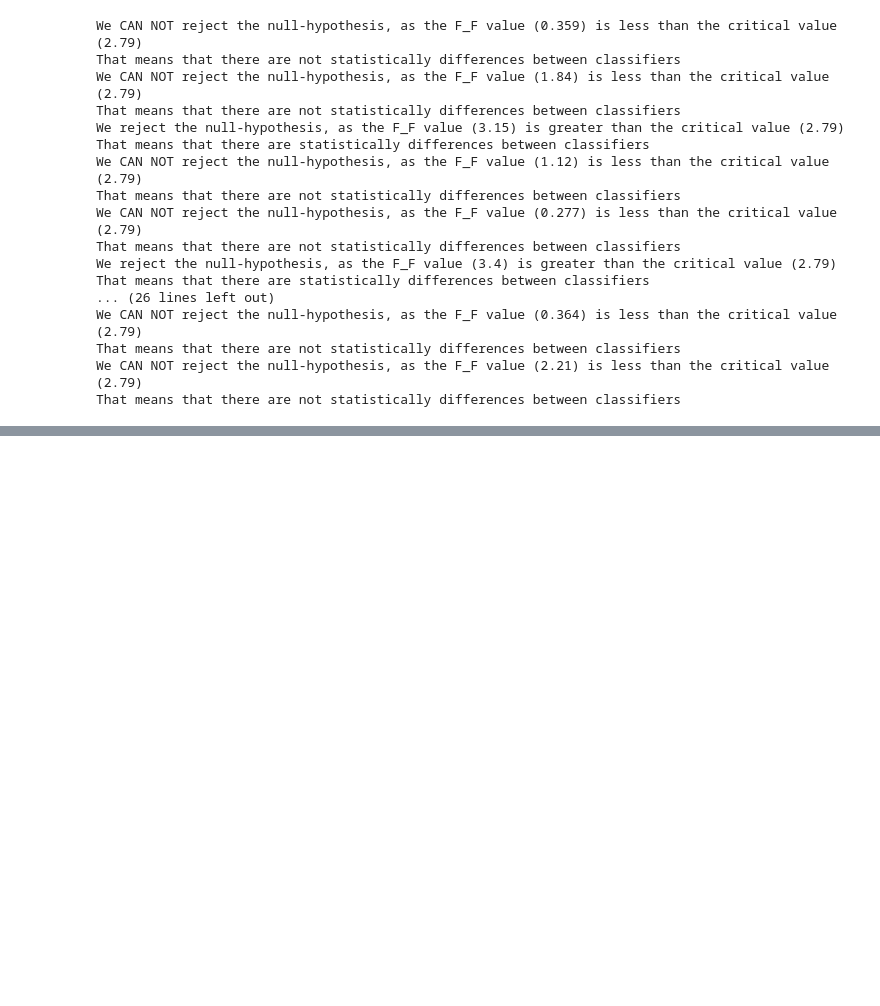
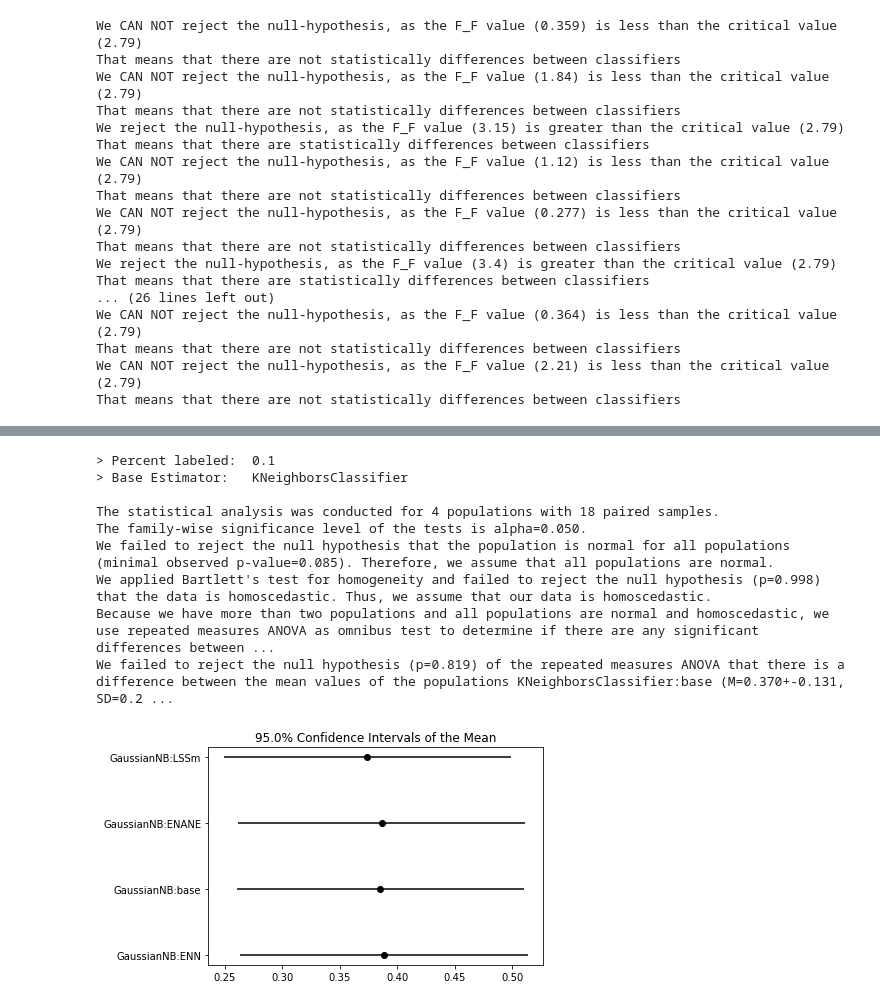
Before and after one commit to dpuenteramirez/Semisupervised-learning-and-instance-selection-methods, a Jupyter notebook: experimentation/rank_statistics.ipynb, the cells around one changed output, grey strips where cells are left out. Cells and saved outputs as stored; diff of their text form; code cells hidden in the pictures; blank space fills up the shorter version.

```diff
--- a/experimentation/rank_statistics.ipynb
+++ b/experimentation/rank_statistics.ipynb
@@ -200,0 +286,14 @@ That means that there are not statistically differences between classifiers
+# %%
+percent, base = keys_list[3]
+print_report(percent, base, results[(percent, base)])
+# %% [output]
+> Percent labeled:  0.1
+> Base Estimator:   KNeighborsClassifier
+
+The statistical analysis was conducted for 4 populations with 18 paired samples.
+The family-wise significance level of the tests is alpha=0.050.
+We failed to reject the null hypothesis that the population is normal for all populations (minimal observed p-value=0.085). Therefore, we assume that all populations are normal.
+We applied Bartlett's test for homogeneity and failed to reject the null hypothesis (p=0.998) that the data is homoscedastic. Thus, we assume that our data is homoscedastic.
+Because we have more than two populations and all populations are normal and homoscedastic, we use repeated measures ANOVA as omnibus test to determine if there are any significant differences between ...
+We failed to reject the null hypothesis (p=0.819) of the repeated measures ANOVA that there is a difference between the mean values of the populations KNeighborsClassifier:base (M=0.370+-0.131, SD=0.2 ...
+[figure, added]
```
Also changed, not shown: parts of 29 cells of this notebook, 22 other files.
